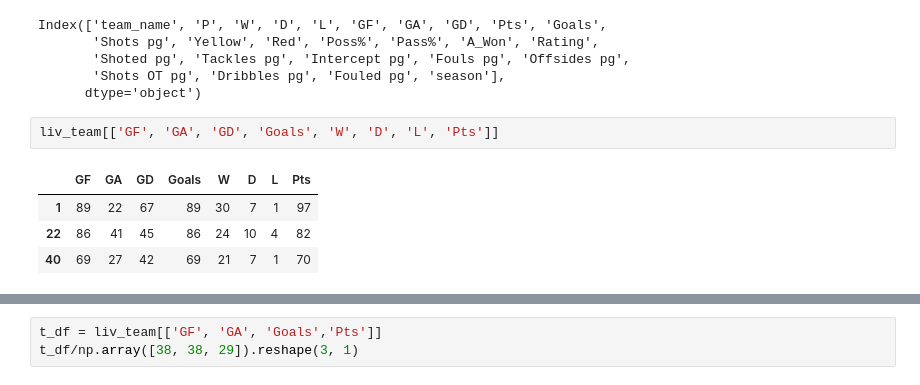
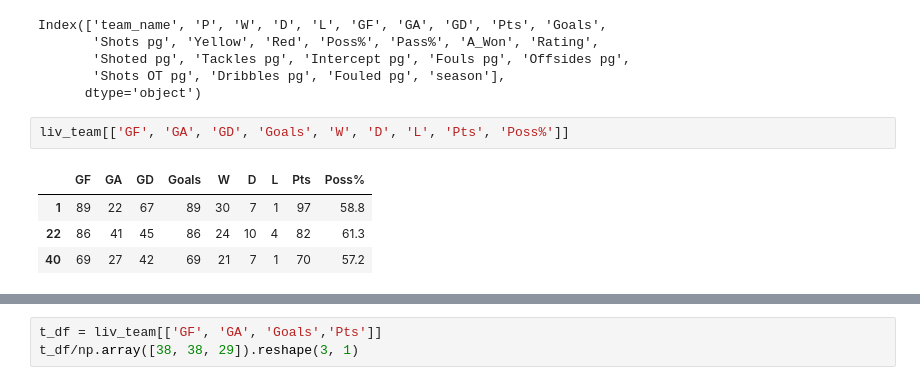
Before and after one commit to jmlee8939/Klopp-vs-Slot, a Jupyter notebook: note.ipynb, the cells around one changed output, grey strips where cells are left out. Saved outputs shown, nothing was run; the diff lists cells and outputs as text.

```diff
--- a/note.ipynb
+++ b/note.ipynb
@@ -460,9 +459,9 @@ Index(['team_name', 'P', 'W', 'D', 'L', 'GF', 'GA', 'GD', 'Pts', 'Goals',
        'Shots OT pg', 'Dribbles pg', 'Fouled pg', 'season'],
       dtype='object')
 # %%
-liv_team[['GF', 'GA', 'GD', 'Goals', 'W', 'D', 'L', 'Pts']]
+liv_team[['GF', 'GA', 'GD', 'Goals', 'W', 'D', 'L', 'Pts', 'Poss%']]
 # %% [output]
-|  | GF | GA | GD | Goals | W | D | L | Pts |
-| 1 | 89 | 22 | 67 | 89 | 30 | 7 | 1 | 97 |
-| 22 | 86 | 41 | 45 | 86 | 24 | 10 | 4 | 82 |
-| 40 | 69 | 27 | 42 | 69 | 21 | 7 | 1 | 70 |
+|  | GF | GA | GD | Goals | W | D | L | Pts | Poss% |
+| 1 | 89 | 22 | 67 | 89 | 30 | 7 | 1 | 97 | 58.8 |
+| 22 | 86 | 41 | 45 | 86 | 24 | 10 | 4 | 82 | 61.3 |
+| 40 | 69 | 27 | 42 | 69 | 21 | 7 | 1 | 70 | 57.2 |
```
Also changed, not shown: parts of 13 cells of this notebook.
